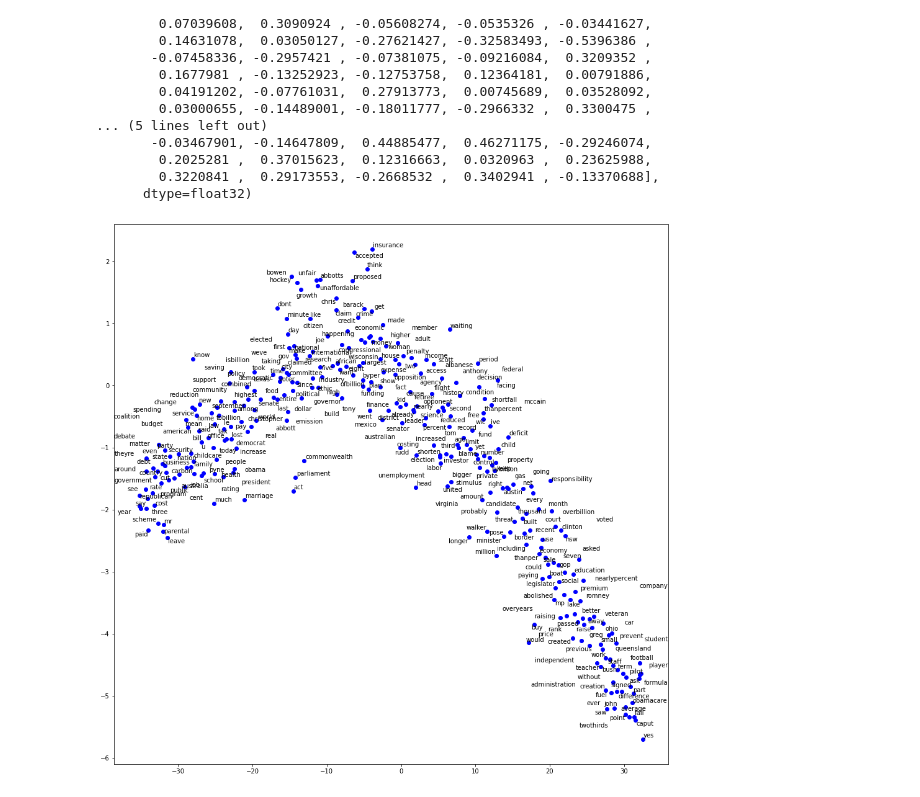
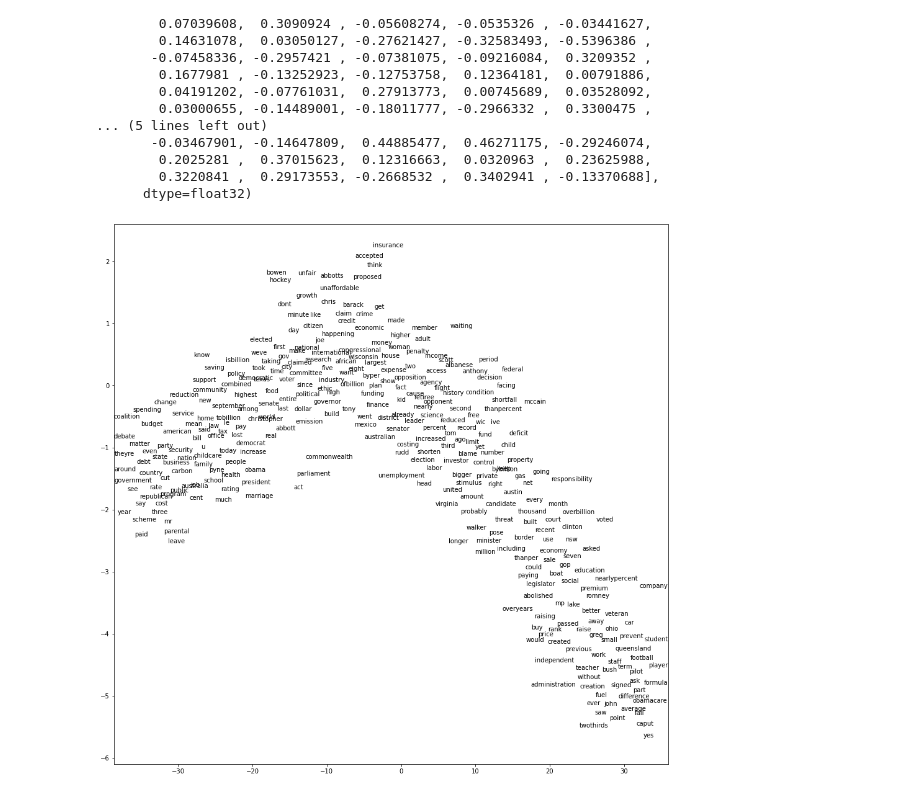
Before and after one commit to EyeofBeholder-NLeSC/play-around-sample-set, a Jupyter notebook: notebooks/IPM_text_vis.ipynb, the cells around one changed output. Drawn from its saved outputs; the diff is of its cells as text; code cells hidden in the pictures.

Commit message:
plot: corpus

```diff
--- a/notebooks/IPM_text_vis.ipynb
+++ b/notebooks/IPM_text_vis.ipynb
@@ -113,15 +113,15 @@ vectors_2d = tsne_model.fit_transform(tokens)
 # %%
 # plot semantic space
 x = []
 y = []
 for v in vectors_2d:
     x.append(v[0])
     y.append(v[1])
 
 plt.figure(figsize=(16, 16))
-plt.plot(x, y, "bo")
+plt.plot(x, y, "bo", alpha=0)
 texts = [plt.text(x[i], y[i], labels[i]) for i in range(len(x))]
 adjust_text(texts)
 plt.show()
 # %% [output]
-[figure, old version]
+[figure, new version]
```
